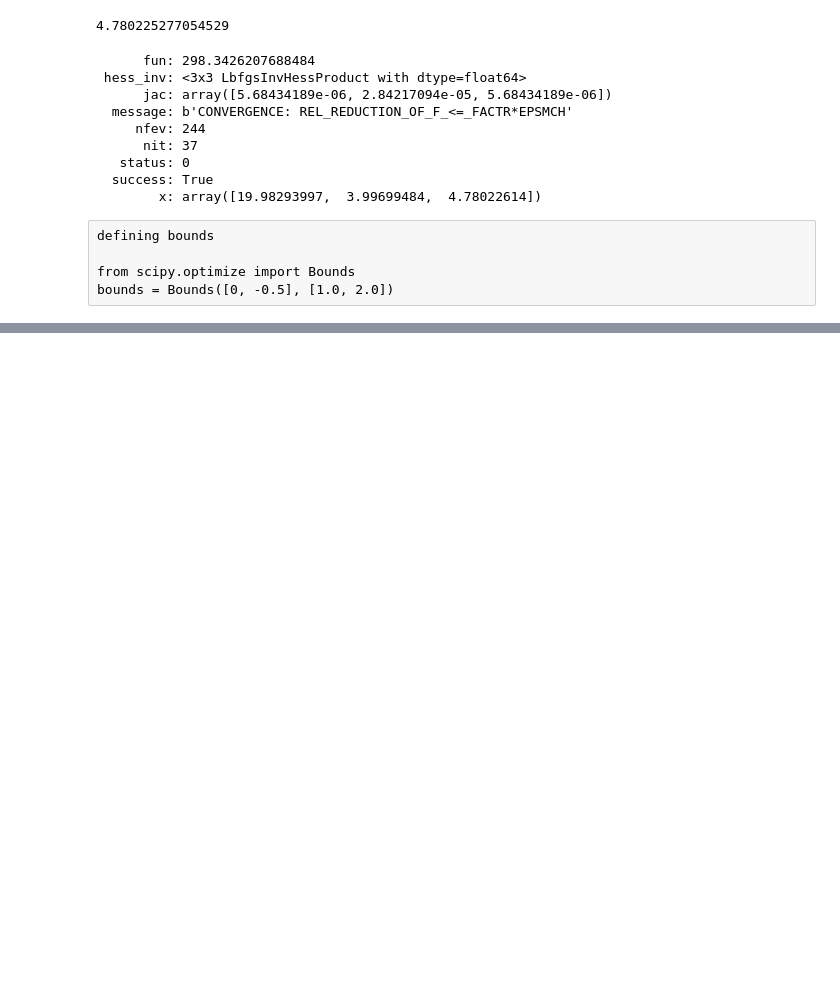
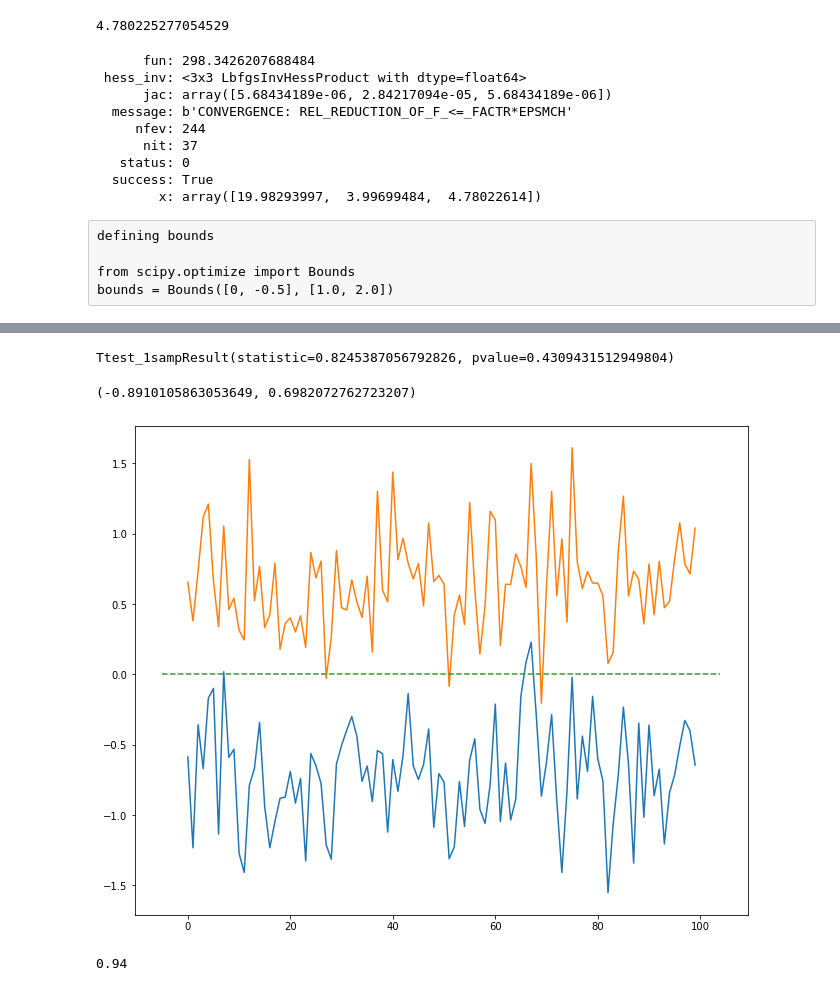
Before and after one commit to starnlm/Python-Practice, a Jupyter notebook: Distributions in Python.ipynb, the cells around one changed output, grey strips where cells are left out. Drawn from its saved outputs; the diff is of its cells as text; code cells hidden in the pictures; blank space fills up the shorter version.

```diff
--- a/Distributions in Python.ipynb
+++ b/Distributions in Python.ipynb
@@ -119,0 +122,13 @@ bounds = Bounds([0, -0.5], [1.0, 2.0])
+# %%
+def abline(slope, intercept=0):
+    """Plot a line from slope and intercept"""
+    axes = plt.gca()
+    x_vals = np.array(axes.get_xlim())
+    y_vals = intercept + slope * x_vals
+    plt.plot(x_vals, y_vals, '--')
+
+def confidence_interval(n, confidence=0.95):
+    a = np.random.normal(size=n)
+    m, se = np.mean(a), stats.sem(a)
+    h = se * stats.t.ppf((1 + confidence) / 2., n-1)
+    return m-h, m+h
@@ -119,0 +137,25 @@ bounds = Bounds([0, -0.5], [1.0, 2.0])
+# %%
+data = [0.9193010,  0.2162517,  0.1790611, -0.5220764, -0.4086740,  1.5311779,  0.4575750, -0.5996455, 1.8689674, -1.1233079]
+ttest_1samp(data, popmean = 0)
+# %% [output]
+Ttest_1sampResult(statistic=0.8245387056792826, pvalue=0.4309431512949804)
+# %%
+confidence_interval(10)
+# %% [output]
+(-0.8910105863053649, 0.6982072762723207)
+# %%
+x = np.ones((100, 2))*10
+for i, val in enumerate(x):
+    x[i] = confidence_interval(10)
+# %%
+f, ax = plt.subplots(figsize =(11, 9))
+plt.plot(x[:, 0])
+plt.plot(x[:, 1])
+abline(0,0)
+# %% [output]
+[figure, added]
+# %%
+num = (x[:, 0] < 0) & (x[:, 1] >0)
+num.sum()/x.shape[0]
+# %% [output]
+0.94
```
Also changed, not shown: parts of 4 cells of this notebook.
